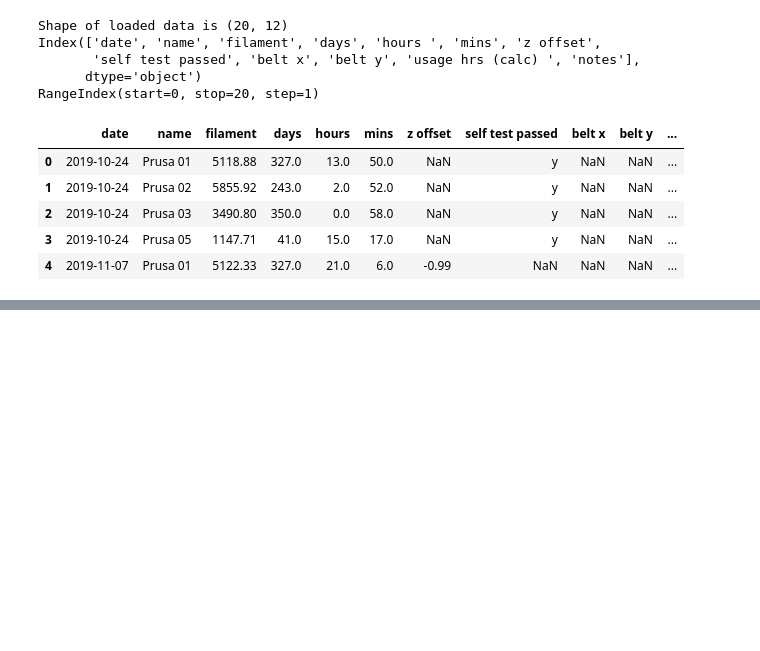
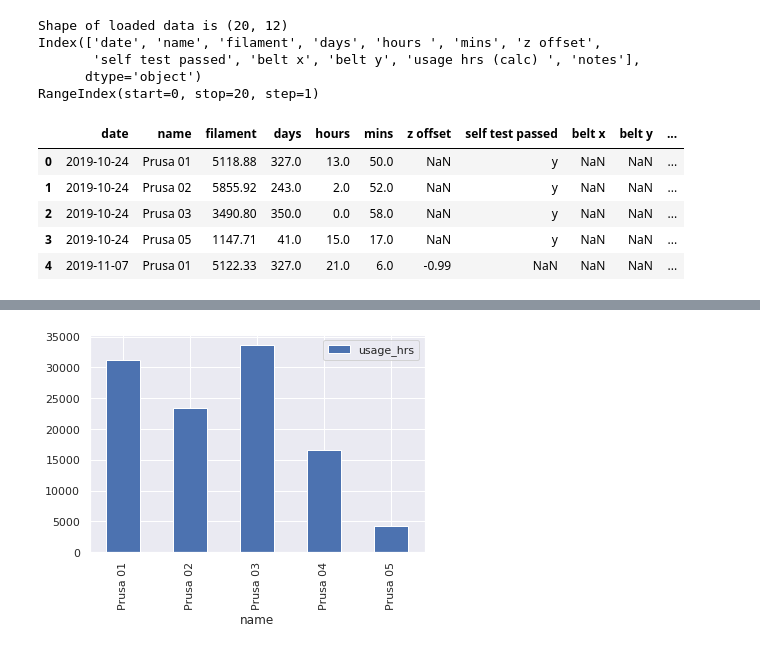
Before and after one commit to rgordon/barn-printer-logs, a Jupyter notebook: notebooks/examine-printer-logs.ipynb, the cells around one changed output, grey strips where cells are left out. Saved outputs shown, nothing was run; the diff lists cells and outputs as text; code cells hidden in the pictures; blank space fills up the shorter version.

```diff
--- a/notebooks/examine-printer-logs.ipynb
+++ b/notebooks/examine-printer-logs.ipynb
@@ -66,0 +164,5 @@ df_printers.head()
+# %%
+df_by_name.plot(y='usage_hrs', kind='bar')
+plt.show()
+# %% [output]
+[figure, added]
```
Also changed, not shown: parts of 17 cells of this notebook.
